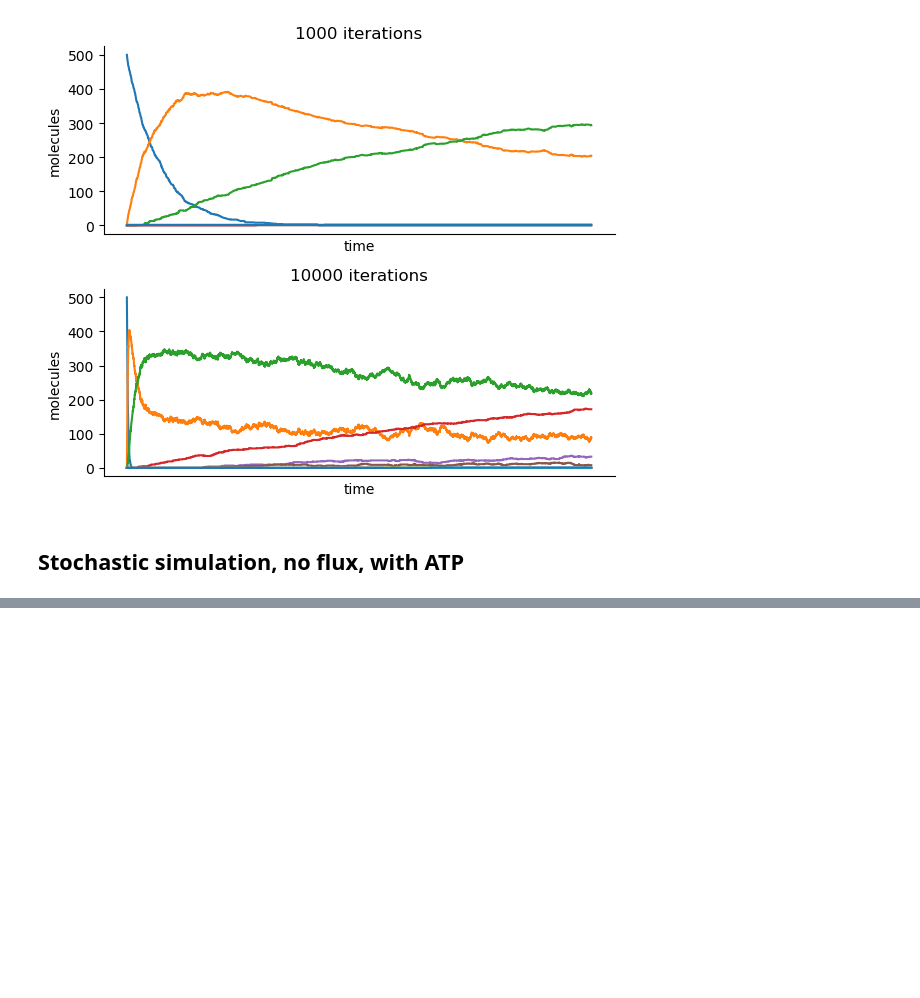
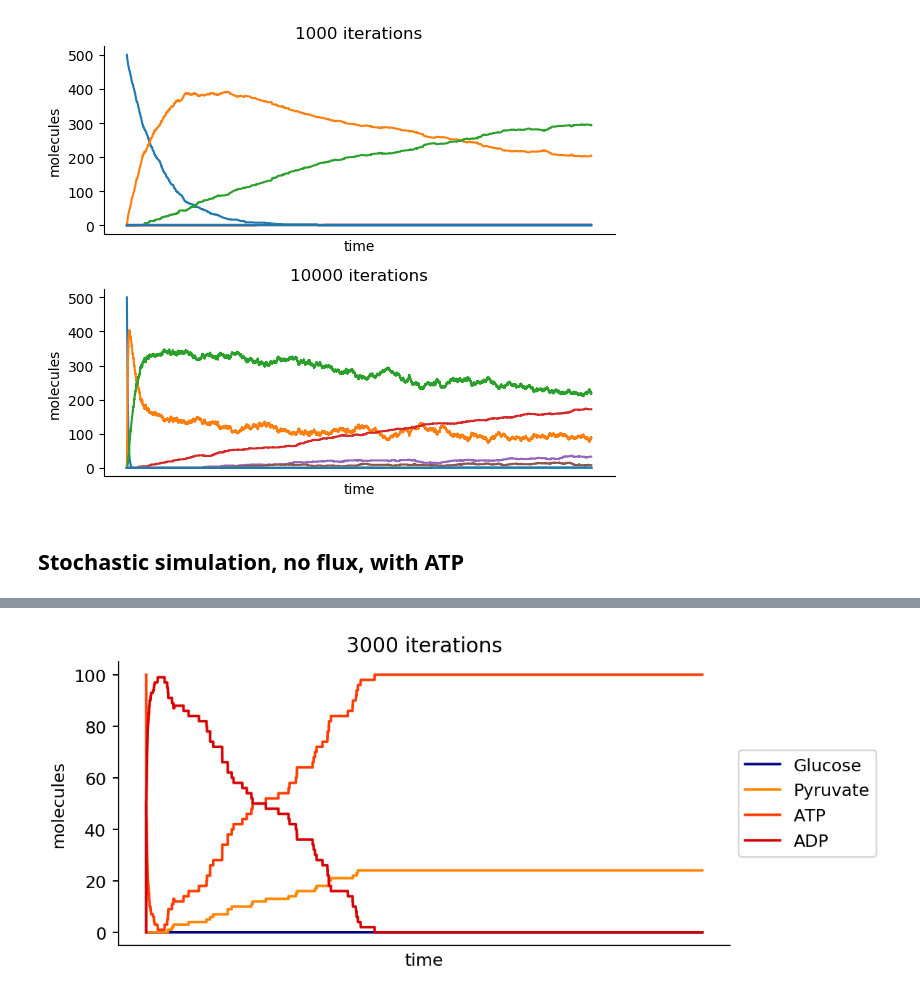
Before and after one commit to smorabit/screm, a Jupyter notebook: glycolysis.ipynb, the cells around one changed output, grey strips where cells are left out. Saved outputs shown, nothing was run; the diff lists cells and outputs as text; code cells hidden in the pictures; blank space fills up the shorter version.

```diff
--- a/glycolysis.ipynb
+++ b/glycolysis.ipynb
@@ -307,0 +227,5 @@ time elapsed: 1.0842759609222412 seconds
+# %%
+initial = np.matrix(np.array([50,0,0,0,0,0,0,0,0,0,0,100,0]))
+iters = 3000
+simulate_and_plot(initial, A, iters, metabolites=["Glucose", "Pyruvate", "ATP", "ADP"] )
+# %% [output]
@@ -307,0 +233 @@ time elapsed: 1.0842759609222412 seconds
+[figure, added]
```
Also changed, not shown: parts of 17 cells of this notebook, 1 other file.
